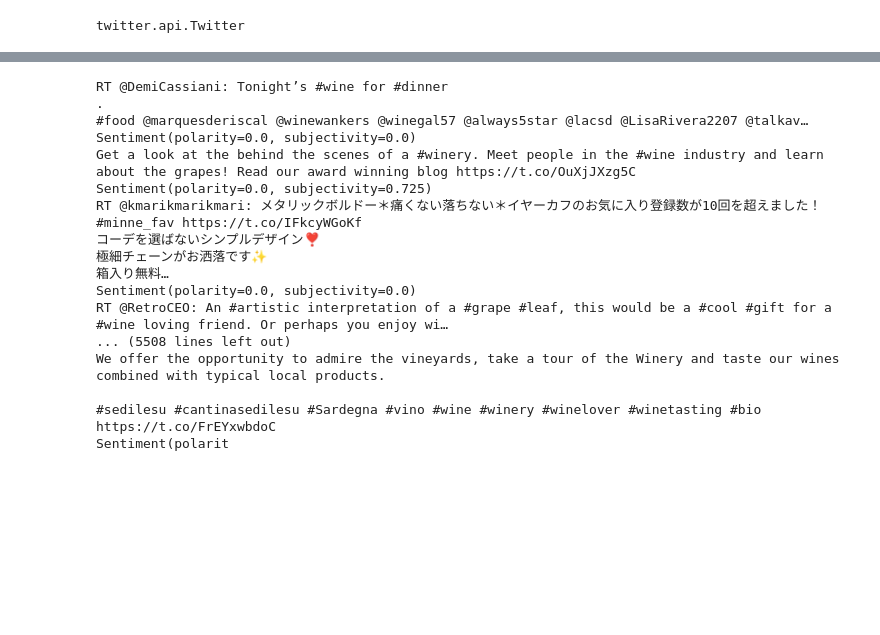
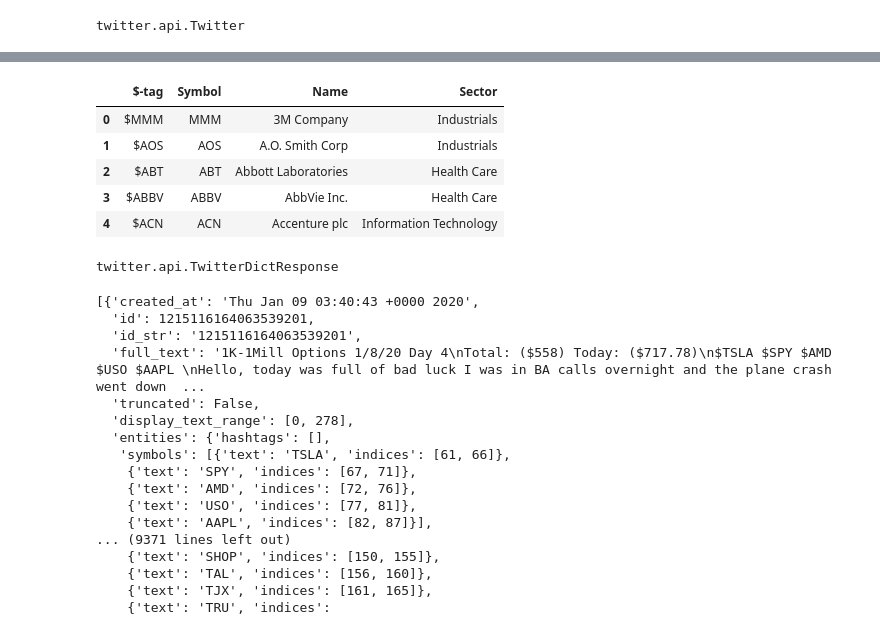
Before and after one commit to rayfen12/Final-Project, a Jupyter notebook: twitter_draft.ipynb, the cells around one changed output, grey strips where cells are left out. Cells and saved outputs as stored; diff of their text form; code cells hidden in the pictures; blank space fills up the shorter version.

```diff
--- a/twitter_draft.ipynb
+++ b/twitter_draft.ipynb
@@ -582,24 +271,7 @@ The IRAP proposal being pushed by Mick Mulvaney is a disaster. I stand with @The
 # %%
-# Showing tweet sentiment in wine
-for tweet in wine_tweet_df['text']:
-    print(tweet)
-    analysis = TextBlob(tweet)
-    print(analysis.sentiment)
+# # Showing tweet sentiment in wine
+# for tweet in wine_tweet_df['text']:
+#     print(tweet)
+#     analysis = TextBlob(tweet)
+#     print(analysis.sentiment)
+#     print('---')
-# %% [output]
-RT @DemiCassiani: Tonight’s #wine for #dinner
-.
-#food @marquesderiscal @winewankers @winegal57 @always5star @lacsd @LisaRivera2207 @talkav…
-Sentiment(polarity=0.0, subjectivity=0.0)
-Get a look at the behind the scenes of a #winery. Meet people in the #wine industry and learn about the grapes! Read our award winning blog https://t.co/OuXjJXzg5C
-Sentiment(polarity=0.0, subjectivity=0.725)
-RT @kmarikmarikmari: メタリックボルドー＊痛くない落ちない＊イヤーカフのお気に入り登録数が10回を超えました！ #minne_fav https://t.co/IFkcyWGoKf
-コーデを選ばないシンプルデザイン❣️
-極細チェーンがお洒落です✨
-箱入り無料…
-Sentiment(polarity=0.0, subjectivity=0.0)
-RT @RetroCEO: An #artistic interpretation of a #grape #leaf, this would be a #cool #gift for a #wine loving friend. Or perhaps you enjoy wi…
-... (5508 lines left out)
-We offer the opportunity to admire the vineyards, take a tour of the Winery and taste our wines combined with typical local products.
-
-#sedilesu #cantinasedilesu #Sardegna #vino #wine #winery #winelover #winetasting #bio https://t.co/FrEYxwbdoC
-Sentiment(polarit
@@ -605,0 +283,11 @@ Sentiment(polarit
+# %%
+ticker_df = pd.read_csv('constituents_csv.csv')
+# %%
+ticker_df.head()
+# %% [output]
+|  | $-tag | Symbol | Name | Sector |
+| 0 | $MMM | MMM | 3M Company | Industrials |
+| 1 | $AOS | AOS | A.O. Smith Corp | Industrials |
+| 2 | $ABT | ABT | Abbott Laboratories | Health Care |
+| 3 | $ABBV | ABBV | AbbVie Inc. | Health Care |
+| 4 | $ACN | ACN | Accenture plc | Information Technology |
@@ -605,0 +300,4 @@ Sentiment(polarit
+# %%
+type(aapl_tweet)
+# %% [output]
+twitter.api.TwitterDictResponse
@@ -605,0 +306,20 @@ Sentiment(polarit
+# %%
+aapl_dict
+# %% [output]
+[{'created_at': 'Thu Jan 09 03:40:43 +0000 2020',
+  'id': 1215116164063539201,
+  'id_str': '1215116164063539201',
+  'full_text': '1K-1Mill Options 1/8/20 Day 4\nTotal: ($558) Today: ($717.78)\n$TSLA $SPY $AMD $USO $AAPL \nHello, today was full of bad luck I was in BA calls overnight and the plane crash went down  ...
+  'truncated': False,
+  'display_text_range': [0, 278],
+  'entities': {'hashtags': [],
+   'symbols': [{'text': 'TSLA', 'indices': [61, 66]},
+    {'text': 'SPY', 'indices': [67, 71]},
+    {'text': 'AMD', 'indices': [72, 76]},
+    {'text': 'USO', 'indices': [77, 81]},
+    {'text': 'AAPL', 'indices': [82, 87]}],
+... (9371 lines left out)
+    {'text': 'SHOP', 'indices': [150, 155]},
+    {'text': 'TAL', 'indices': [156, 160]},
+    {'text': 'TJX', 'indices': [161, 165]},
+    {'text': 'TRU', 'indices':
```
Also changed, not shown: parts of 88 cells of this notebook.
